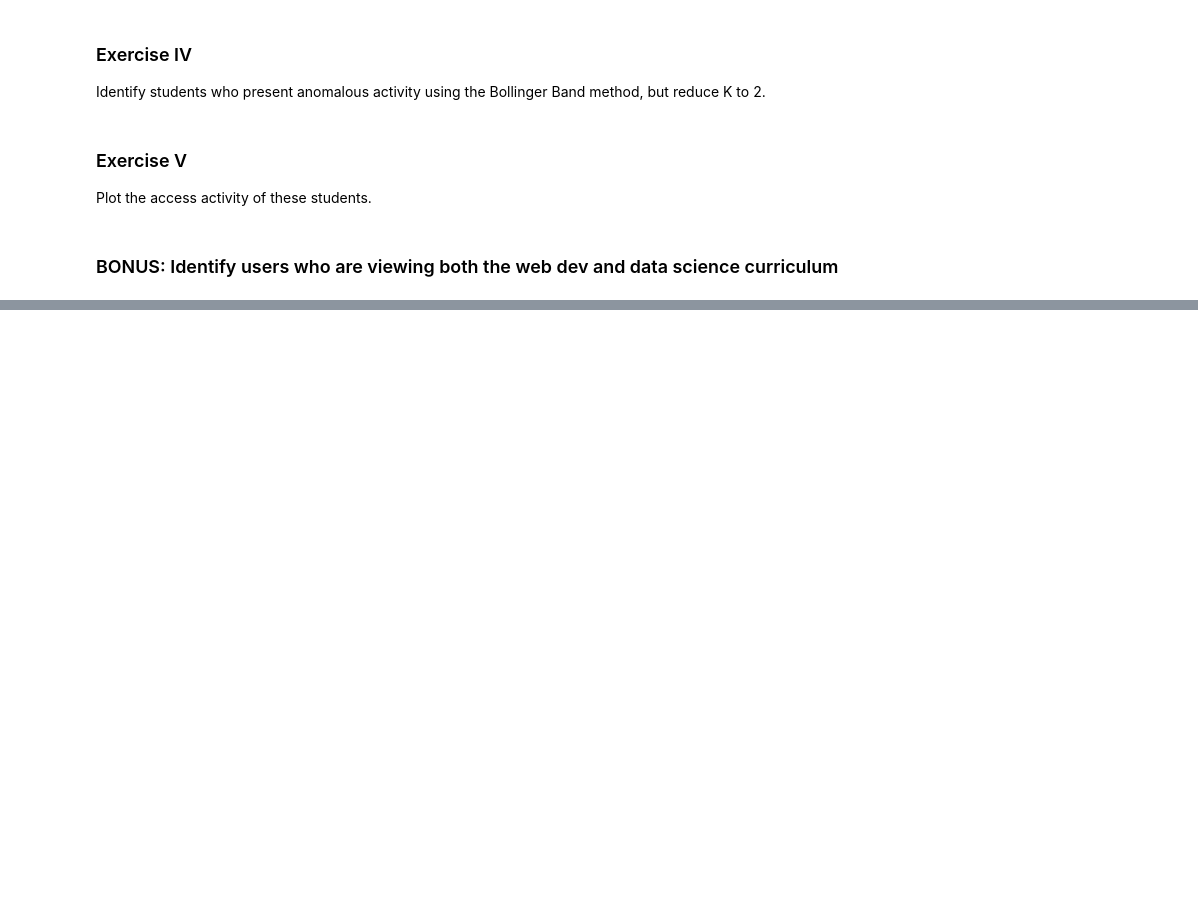
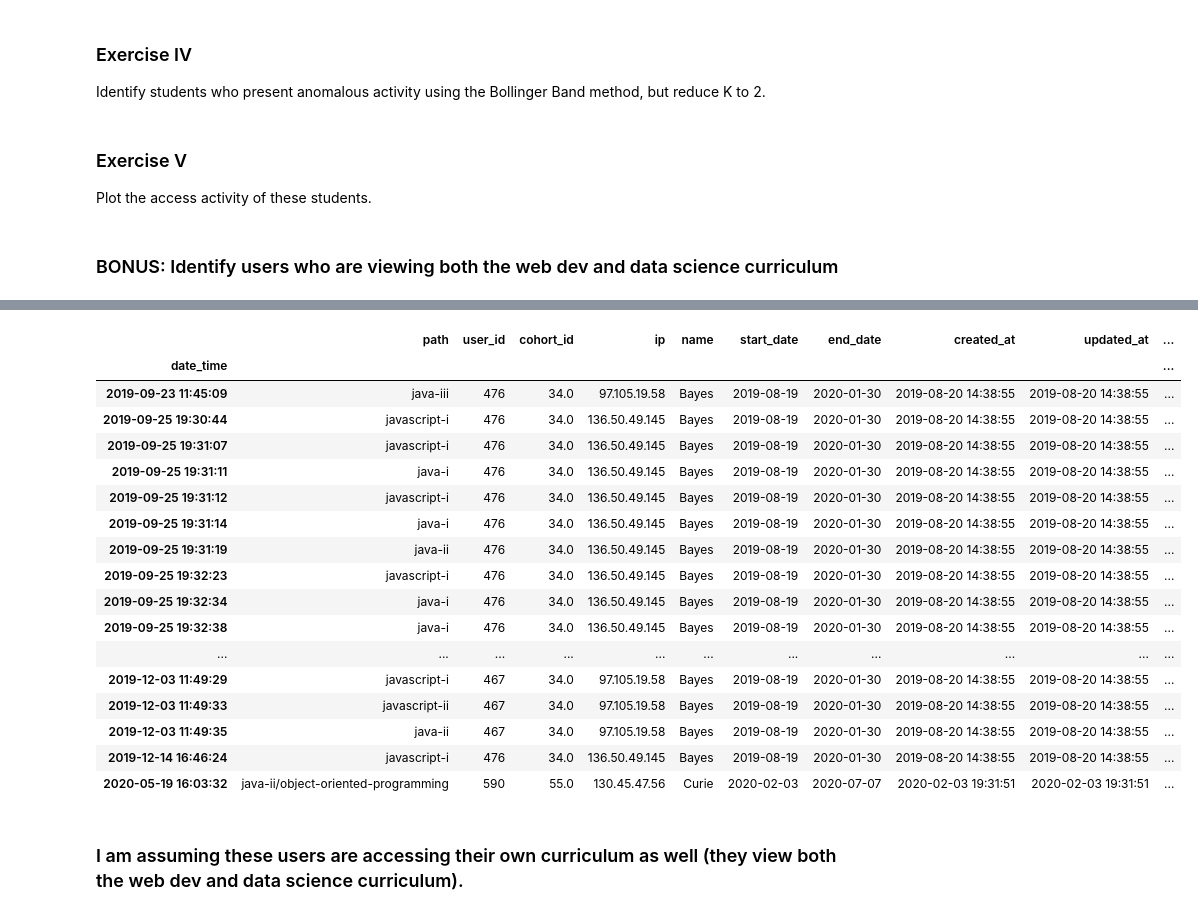
Before and after one commit to masonsherbondy/anomaly-detection-exercises, a Jupyter notebook: time_series_anomaly_detection.ipynb, the cells around one changed output, grey strips where cells are left out. Drawn from its saved outputs; the diff is of its cells as text; code cells hidden in the pictures; blank space fills up the shorter version.

```diff
--- a/time_series_anomaly_detection.ipynb
+++ b/time_series_anomaly_detection.ipynb
@@ -242,0 +248,3 @@ Yes. Yes it is.
+# %%
+# set a boolean mask that determines whether the record was accessed by a staff member
+af['staff'] = af.name == 'Staff'
@@ -251,3 +299,9 @@ Identify students who present anomalous activity using the Bollinger Band method
 Plot the access activity of these students.
 # %% [markdown]
 ### BONUS: Identify users who are viewing both the web dev and data science curriculum
+# %%
+# assign variables to respective program data
+full_stack_php = af[af.program_id == 1.0]
+full_stack_java = af[af.program_id == 2.0]
+data_science = af[af.program_id == 3.0]
+front_end = af[af.program_id == 4.0]
@@ -253,0 +372,23 @@ Plot the access activity of these students.
+# %%
+# view records where data science students had a path that contains 'java'
+cross_active = data_science[(data_science.path.str.contains('java') == True) & (data_science.name != 'Staff')]
+cross_active
+# %% [output]
+|  | path | user_id | cohort_id | ip | name | start_date | end_date | created_at | updated_at | ... |
+| date_time |  |  |  |  |  |  |  |  |  | ... |
+| 2019-09-23 11:45:09 | java-iii | 476 | 34.0 | 97.105.19.58 | Bayes | 2019-08-19 | 2020-01-30 | 2019-08-20 14:38:55 | 2019-08-20 14:38:55 | ... |
+| 2019-09-25 19:30:44 | javascript-i | 476 | 34.0 | 136.50.49.145 | Bayes | 2019-08-19 | 2020-01-30 | 2019-08-20 14:38:55 | 2019-08-20 14:38:55 | ... |
+| 2019-09-25 19:31:07 | javascript-i | 476 | 34.0 | 136.50.49.145 | Bayes | 2019-08-19 | 2020-01-30 | 2019-08-20 14:38:55 | 2019-08-20 14:38:55 | ... |
+| 2019-09-25 19:31:11 | java-i | 476 | 34.0 | 136.50.49.145 | Bayes | 2019-08-19 | 2020-01-30 | 2019-08-20 14:38:55 | 2019-08-20 14:38:55 | ... |
+| 2019-09-25 19:31:12 | javascript-i | 476 | 34.0 | 136.50.49.145 | Bayes | 2019-08-19 | 2020-01-30 | 2019-08-20 14:38:55 | 2019-08-20 14:38:55 | ... |
+| 2019-09-25 19:31:14 | java-i | 476 | 34.0 | 136.50.49.145 | Bayes | 2019-08-19 | 2020-01-30 | 2019-08-20 14:38:55 | 2019-08-20 14:38:55 | ... |
+| 2019-09-25 19:31:19 | java-ii | 476 | 34.0 | 136.50.49.145 | Bayes | 2019-08-19 | 2020-01-30 | 2019-08-20 14:38:55 | 2019-08-20 14:38:55 | ... |
+| 2019-09-25 19:32:23 | javascript-i | 476 | 34.0 | 136.50.49.145 | Bayes | 2019-08-19 | 2020-01-30 | 2019-08-20 14:38:55 | 2019-08-20 14:38:55 | ... |
+| 2019-09-25 19:32:34 | java-i | 476 | 34.0 | 136.50.49.145 | Bayes | 2019-08-19 | 2020-01-30 | 2019-08-20 14:38:55 | 2019-08-20 14:38:55 | ... |
+| 2019-09-25 19:32:38 | java-i | 476 | 34.0 | 136.50.49.145 | Bayes | 2019-08-19 | 2020-01-30 | 2019-08-20 14:38:55 | 2019-08-20 14:38:55 | ... |
+| ... | ... | ... | ... | ... | ... | ... | ... | ... | ... | ... |
+| 2019-12-03 11:49:29 | javascript-i | 467 | 34.0 | 97.105.19.58 | Bayes | 2019-08-19 | 2020-01-30 | 2019-08-20 14:38:55 | 2019-08-20 14:38:55 | ... |
+| 2019-12-03 11:49:33 | javascript-ii | 467 | 34.0 | 97.105.19.58 | Bayes | 2019-08-19 | 2020-01-30 | 2019-08-20 14:38:55 | 2019-08-20 14:38:55 | ... |
+| 2019-12-03 11:49:35 | java-ii | 467 | 34.0 | 97.105.19.58 | Bayes | 2019-08-19 | 2020-01-30 | 2019-08-20 14:38:55 | 2019-08-20 14:38:55 | ... |
+| 2019-12-14 16:46:24 | javascript-i | 476 | 34.0 | 136.50.49.145 | Bayes | 2019-08-19 | 2020-01-30 | 2019-08-20 14:38:55 | 2019-08-20 14:38:55 | ... |
+| 2020-05-19 16:03:32 | java-ii/object-oriented-programming | 590 | 55.0 | 130.45.47.56 | Curie | 2020-02-03 | 2020-07-07 | 2020-02-03 19:31:51 | 2020-02-03 19:31:51 | ... |
@@ -253,0 +410,2 @@ Plot the access activity of these students.
+# %% [markdown]
+### I am assuming these users are accessing their own curriculum as well (they view both the web dev and data science curriculum).
```
Also changed, not shown: parts of 15 cells of this notebook.
